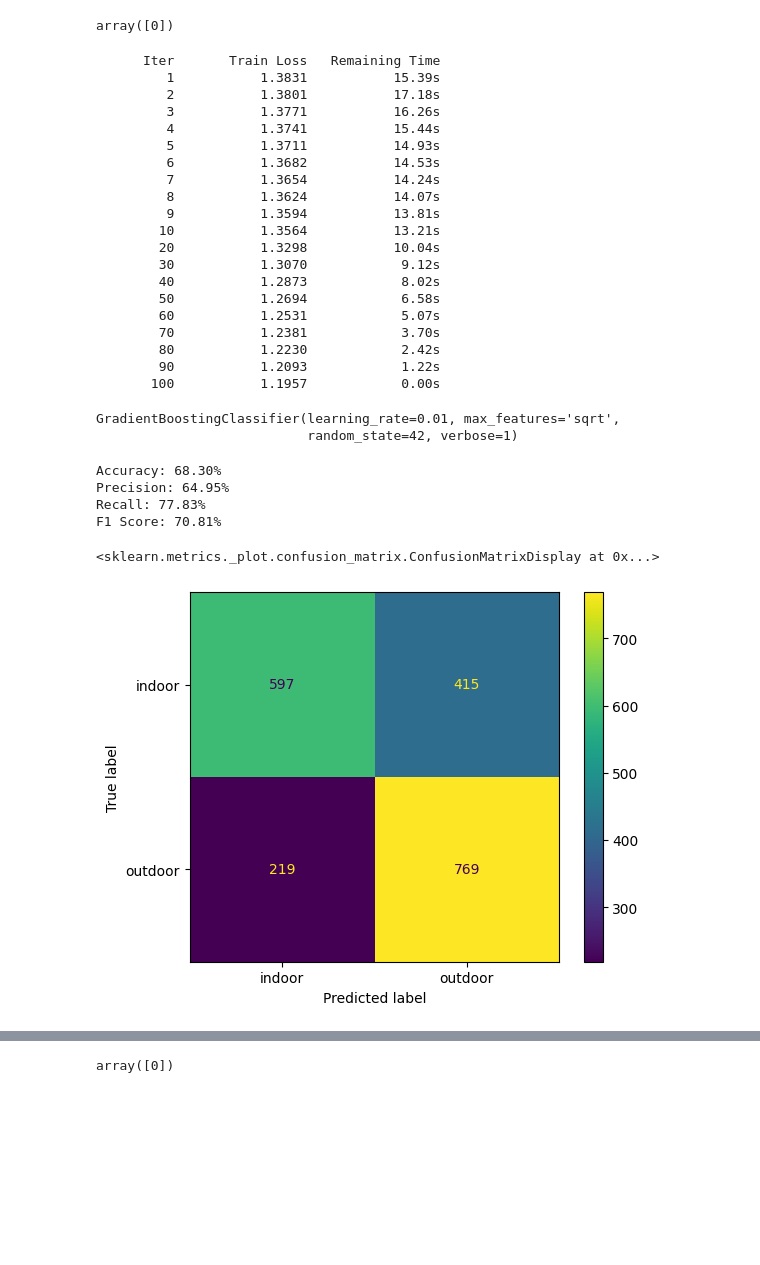
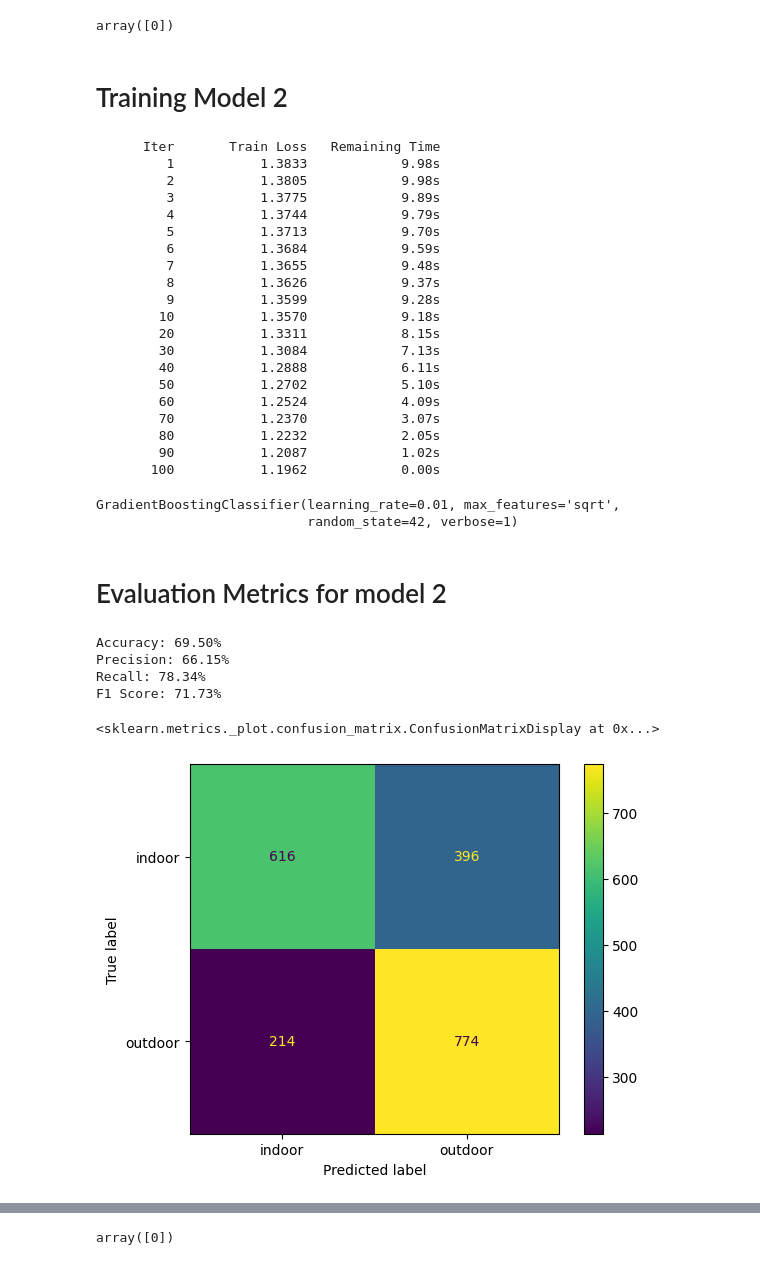
Before and after one commit to BhavyaPatel25/Museum-View-Detection, a Jupyter notebook: Boosting.ipynb, the cells around one changed output, grey strips where cells are left out. Drawn from its saved outputs; the diff is of its cells as text; code cells hidden in the pictures; blank space fills up the shorter version.

```diff
--- a/Boosting.ipynb
+++ b/Boosting.ipynb
@@ -13,6 +15,6 @@ from sklearn.metrics import accuracy_score, recall_score, precision_score, f1_sc
 # %%
-indoor_train_path = '/content/museum_train/indoor'
-outdoor_train_path = '/content/museum_train/outdoor'
+indoor_train_path = 'museum_train/indoor'
+outdoor_train_path = 'museum_train/outdoor'
 # %%
 def load_images_from_folder(folder, label):
     images = []
@@ -60,11 +68,11 @@ y_pred = model_1.predict(X_test)
 accuracy = accuracy_score(y_test, y_pred)
 precision = precision_score(y_test,y_pred)
 recall = recall_score(y_test,y_pred)
-f1_score = f1_score(y_test,y_pred)
+f1score = f1_score(y_test,y_pred)
 
 print(f'Accuracy: {accuracy * 100:.2f}%')
 print(f'Precision: {precision * 100:.2f}%')
 print(f'Recall: {recall * 100:.2f}%')
-print(f'F1 Score: {f1_score * 100:.2f}%')
+print(f'F1 Score: {f1score * 100:.2f}%')
 ConfusionMatrixDisplay.from_predictions(y_test,y_pred,display_labels=['indoor','outdoor'])
 # %% [output]
@@ -88,6 +98,8 @@ my_img = load_single_images('/content/test_image_1.jpg')
 model_1.predict(my_img.reshape(1,-1))
 # %% [output]
 array([0])
+# %% [markdown]
+# Training Model 2
 # %%
 model_2 = GradientBoostingClassifier(learning_rate=0.01,
                                    n_estimators=100,
@@ -97,44 +109,46 @@ model_2 = GradientBoostingClassifier(learning_rate=0.01,
 model_2.fit(X_train,y_train)
 # %% [output]
       Iter       Train Loss   Remaining Time
-         1           1.3831           15.39s
-         2           1.3801           17.18s
-         3           1.3771           16.26s
-         4           1.3741           15.44s
-         5           1.3711           14.93s
-         6           1.3682           14.53s
-         7           1.3654           14.24s
-         8           1.3624           14.07s
-         9           1.3594           13.81s
-        10           1.3564           13.21s
-        20           1.3298           10.04s
-        30           1.3070            9.12s
-        40           1.2873            8.02s
-        50           1.2694            6.58s
-        60           1.2531            5.07s
-        70           1.2381            3.70s
-        80           1.2230            2.42s
-        90           1.2093            1.22s
-       100           1.1957            0.00s
+         1           1.3833            9.98s
+         2           1.3805            9.98s
+         3           1.3775            9.89s
+         4           1.3744            9.79s
+         5           1.3713            9.70s
+         6           1.3684            9.59s
+         7           1.3655            9.48s
+         8           1.3626            9.37s
+         9           1.3599            9.28s
+        10           1.3570            9.18s
+        20           1.3311            8.15s
+        30           1.3084            7.13s
+        40           1.2888            6.11s
+        50           1.2702            5.10s
+        60           1.2524            4.09s
+        70           1.2370            3.07s
+        80           1.2232            2.05s
+        90           1.2087            1.02s
+       100           1.1962            0.00s
 GradientBoostingClassifier(learning_rate=0.01, max_features='sqrt',
                            random_state=42, verbose=1)
+# %% [markdown]
+# Evaluation Metrics for model 2
 # %%
 y_pred = model_2.predict(X_test)
 
 accuracy = accuracy_score(y_test, y_pred)
 precision = precision_score(y_test,y_pred)
 recall = recall_score(y_test,y_pred)
-f1_score = f1_score(y_test,y_pred)
+f1score = f1_score(y_test,y_pred)
 
 print(f'Accuracy: {accuracy * 100:.2f}%')
 print(f'Precision: {precision * 100:.2f}%')
 print(f'Recall: {recall * 100:.2f}%')
-print(f'F1 Score: {f1_score * 100:.2f}%')
+print(f'F1 Score: {f1score * 100:.2f}%')
 ConfusionMatrixDisplay.from_predictions(y_test,y_pred,display_labels=['indoor','outdoor'])
 # %% [output]
-Accuracy: 68.30%
-Precision: 64.95%
-Recall: 77.83%
-F1 Score: 70.81%
+Accuracy: 69.50%
+Precision: 66.15%
+Recall: 78.34%
+F1 Score: 71.73%
 <sklearn.metrics._plot.confusion_matrix.ConfusionMatrixDisplay at 0x...>
-[figure, old version]
+[figure, new version]
```
Also changed, not shown: parts of 15 cells of this notebook, 1 other file.
